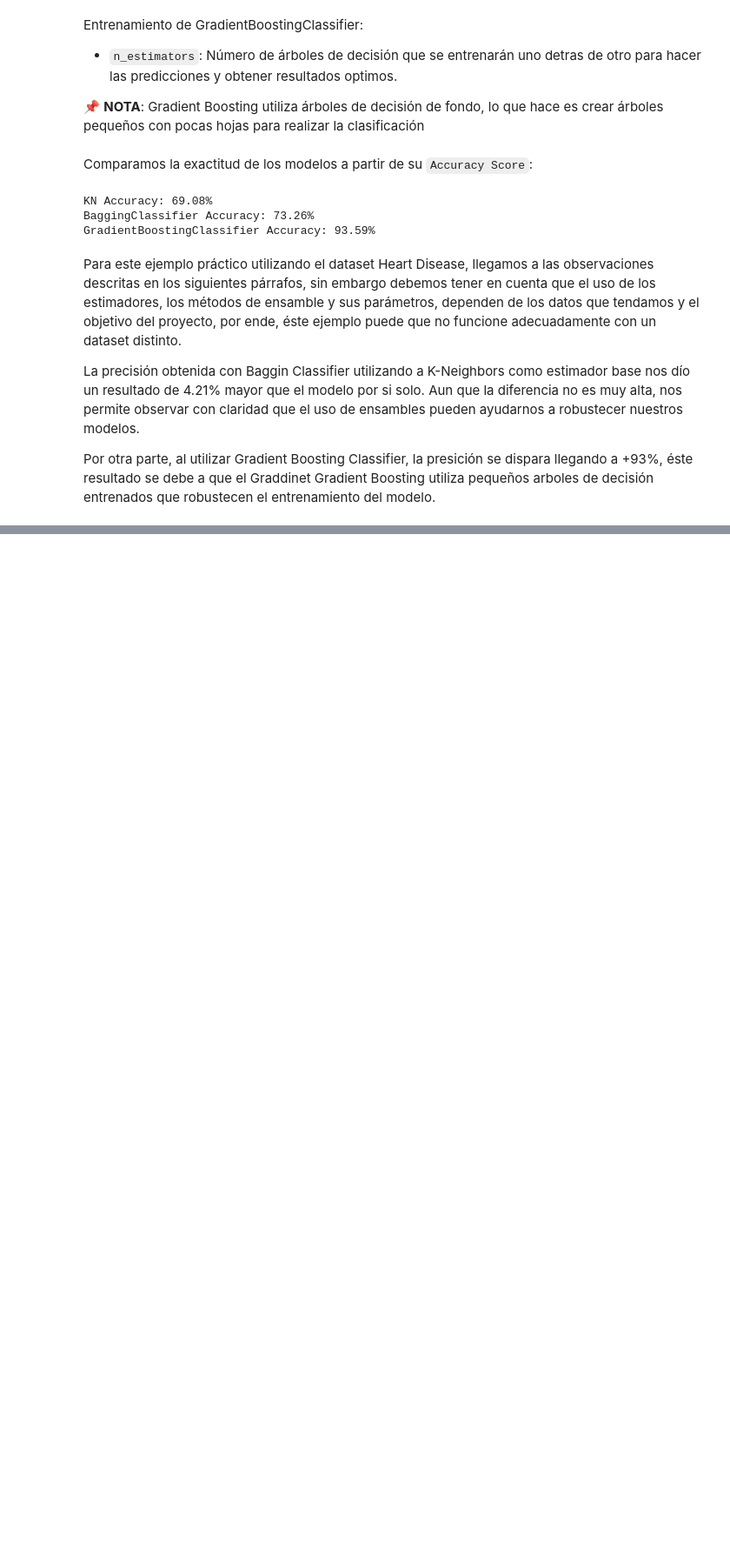
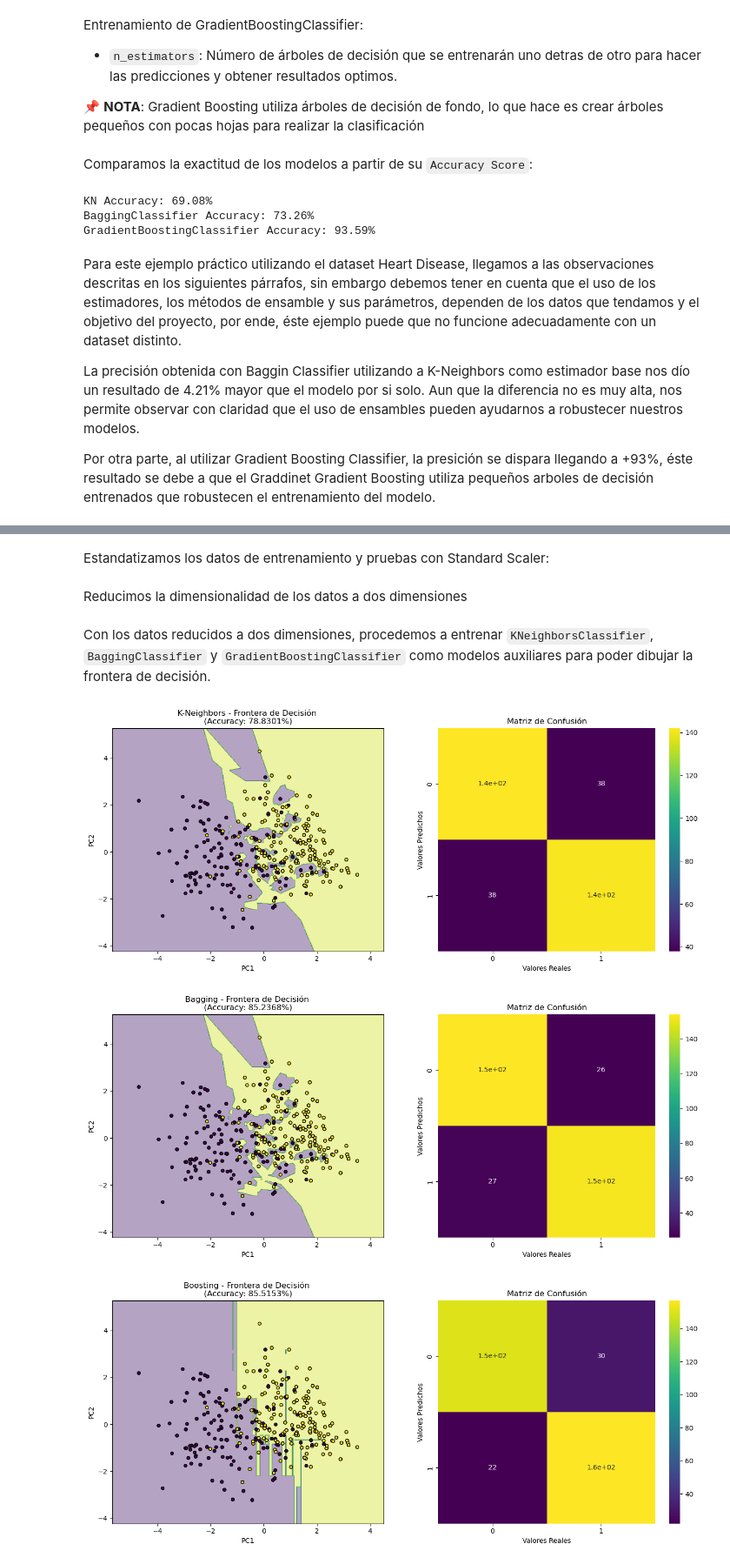
Before and after one commit to pahoalapizco/ml_professional, a Jupyter notebook: notebooks/5.0-ml_professional-ensemble.ipynb, the cells around one changed output, grey strips where cells are left out. Shown at 87% size. Saved outputs shown, nothing was run; the diff lists cells and outputs as text; code cells hidden in the pictures; blank space fills up the shorter version.

Commit message:
:framed_picture: Visualización 'frontera de decisión' de modelos de clasificación

```diff
--- a/notebooks/5.0-ml_professional-ensemble.ipynb
+++ b/notebooks/5.0-ml_professional-ensemble.ipynb
@@ -152,0 +211,33 @@ Por otra parte, al utilizar Gradient Boosting Classifier, la presición se dispa
+# %% [markdown]
+Estandatizamos los datos de entrenamiento y pruebas con Standard Scaler:
+# %%
+scaler = StandardScaler()
+X_train_scaled = scaler.fit_transform(X_train)
+X_test_scaled = scaler.transform(X_test)
+# %% [markdown]
+Reducimos la dimensionalidad de los datos a dos dimensiones
+# %%
+pca = PCA(n_components=2)
+X_train_pca = pca.fit_transform(X_train_scaled)
+X_test_pca = pca.transform(X_test_scaled)
+# %% [markdown]
+Con los datos reducidos a dos dimensiones, procedemos a entrenar `KNeighborsClassifier`, `BaggingClassifier` y `GradientBoostingClassifier` como modelos auxiliares para poder dibujar la frontera de decisión.
+# %%
+estimators = {
+	"K-Neighbors": KNeighborsClassifier(),
+	"Bagging": BaggingClassifier(estimator=KNeighborsClassifier(), n_estimators=50, random_state=42),
+	"Boosting": GradientBoostingClassifier(n_estimators=50, random_state=42)
+}
+
+
+for name, estimator in estimators.items():
+  estimator.fit(X_train_pca, y_train)
+  prediction = estimator.predict(X_test_pca)
+  accuracy = accuracy_score(y_test, prediction)
+  cm = confusion_matrix(y_test, prediction)
+
+  plot_decision_boundary_CM(estimator, X_train_pca, y_train, cm, F"{name} - Frontera de Decisión \n(Accuracy: {accuracy:.4%})")
+# %% [output]
+[figure, added]
+[figure, added]
+[figure, added]
```
Also changed, not shown: parts of 8 cells of this notebook.
